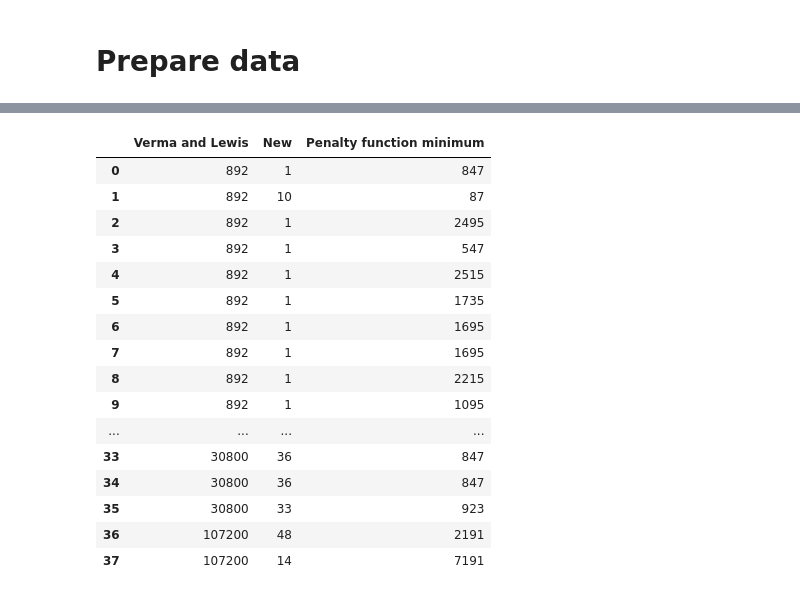
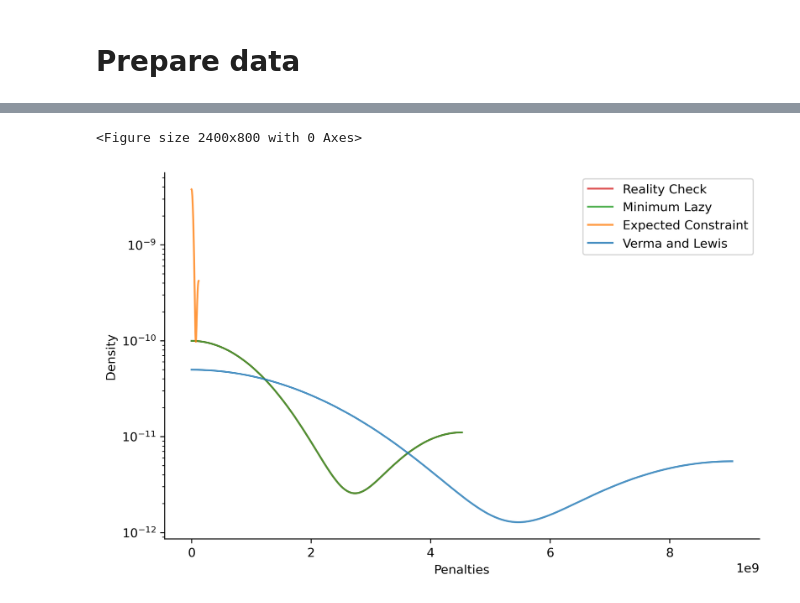
Before and after one commit to rienath/Estimating-Penalty-Coefficients-for-QUBO-Problems, a Jupyter notebook: Project and Deliverables/Implementation/Notebooks/Predicting Changes.ipynb, the cells around one changed output, grey strips where cells are left out. Drawn from its saved outputs; the diff is of its cells as text; code cells hidden in the pictures.

```diff
--- a/Project and Deliverables/Implementation/Notebooks/Predicting Changes.ipynb
+++ b/Project and Deliverables/Implementation/Notebooks/Predicting Changes.ipynb
@@ -153,0 +87,6 @@ new penalties [1, 10, 1, 1, 1, 1, 1, 1, 1, 1, 1, 1, 1, 2, 1, 1, 1, 1, 1, 4, 4, 1
+# %%
+minimisation = True # This is a minimisation problem
+_, qap_vl_penalties = Experiment.data_prep_light(qap_obj_qubos, qap_con_qubos, vl, minimisation)
+_, qap_expected_penalties = Experiment.data_prep_light(qap_obj_qubos, qap_con_qubos, expected, minimisation)
+_, qap_lazy_penalties = Experiment.data_prep_light(qap_obj_qubos, qap_con_qubos, lazy, minimisation)
+_, qap_check_penalties = Experiment.data_prep_light(qap_obj_qubos, qap_con_qubos, check, minimisation)
@@ -154,21 +133,8 @@ new penalties [1, 10, 1, 1, 1, 1, 1, 1, 1, 1, 1, 1, 1, 2, 1, 1, 1, 1, 1, 4, 4, 1
 # %%
-comparison = {'Verma and Lewis' : vl_penalties, 'New' : new_penalties, 'Penalty function minimum' : min_penalties}
-pd.DataFrame(comparison)
+penalty_distribution(qap_vl_penalties,
+                     qap_expected_penalties,
+                     qap_lazy_penalties,
+                     qap_check_penalties)
 # %% [output]
-|  | Verma and Lewis | New | Penalty function minimum |
-| 0 | 892 | 1 | 847 |
-| 1 | 892 | 10 | 87 |
-| 2 | 892 | 1 | 2495 |
-| 3 | 892 | 1 | 547 |
-| 4 | 892 | 1 | 2515 |
-| 5 | 892 | 1 | 1735 |
-| 6 | 892 | 1 | 1695 |
-| 7 | 892 | 1 | 1695 |
-| 8 | 892 | 1 | 2215 |
-| 9 | 892 | 1 | 1095 |
-| ... | ... | ... | ... |
-| 33 | 30800 | 36 | 847 |
-| 34 | 30800 | 36 | 847 |
-| 35 | 30800 | 33 | 923 |
-| 36 | 107200 | 48 | 2191 |
-| 37 | 107200 | 14 | 7191 |
+<Figure size 2400x800 with 0 Axes>
+[figure, added]
```
Also changed, not shown: parts of 26 cells of this notebook.
